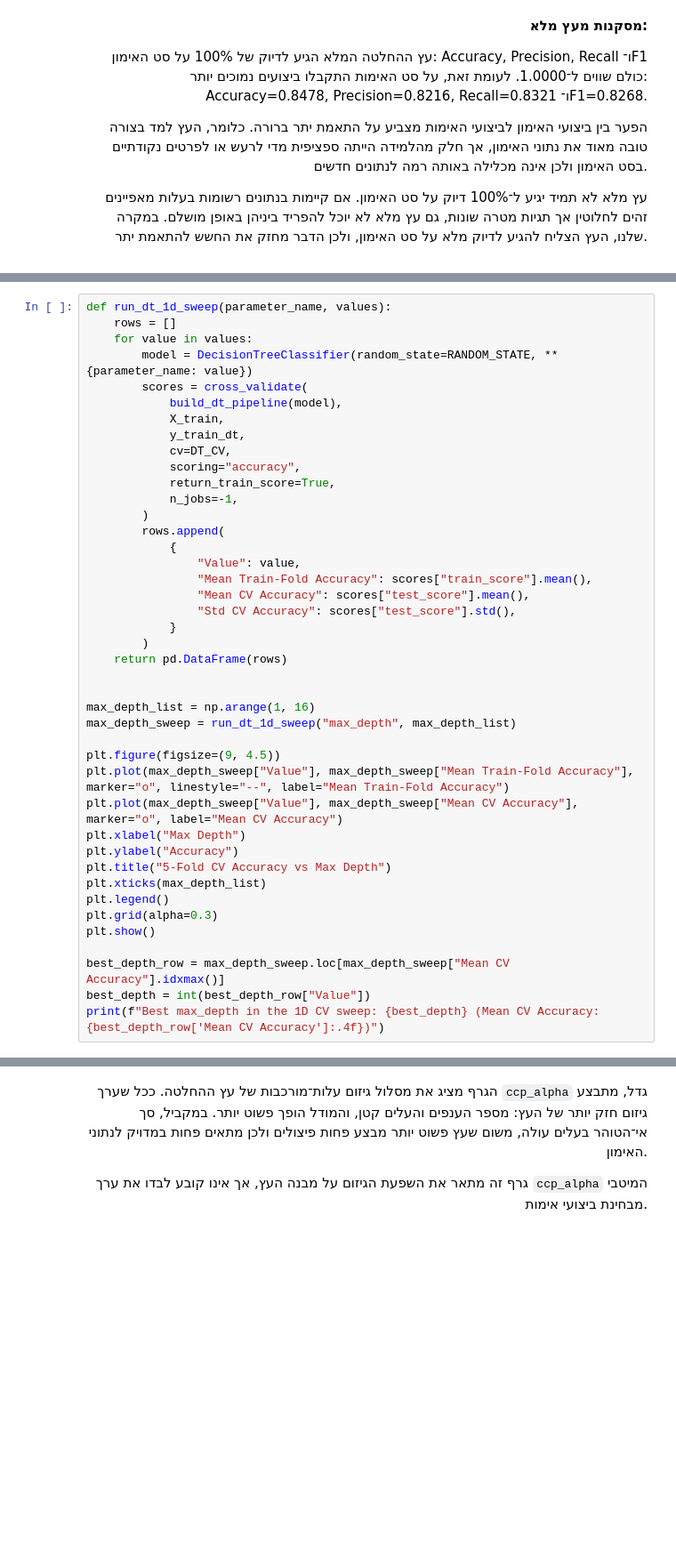
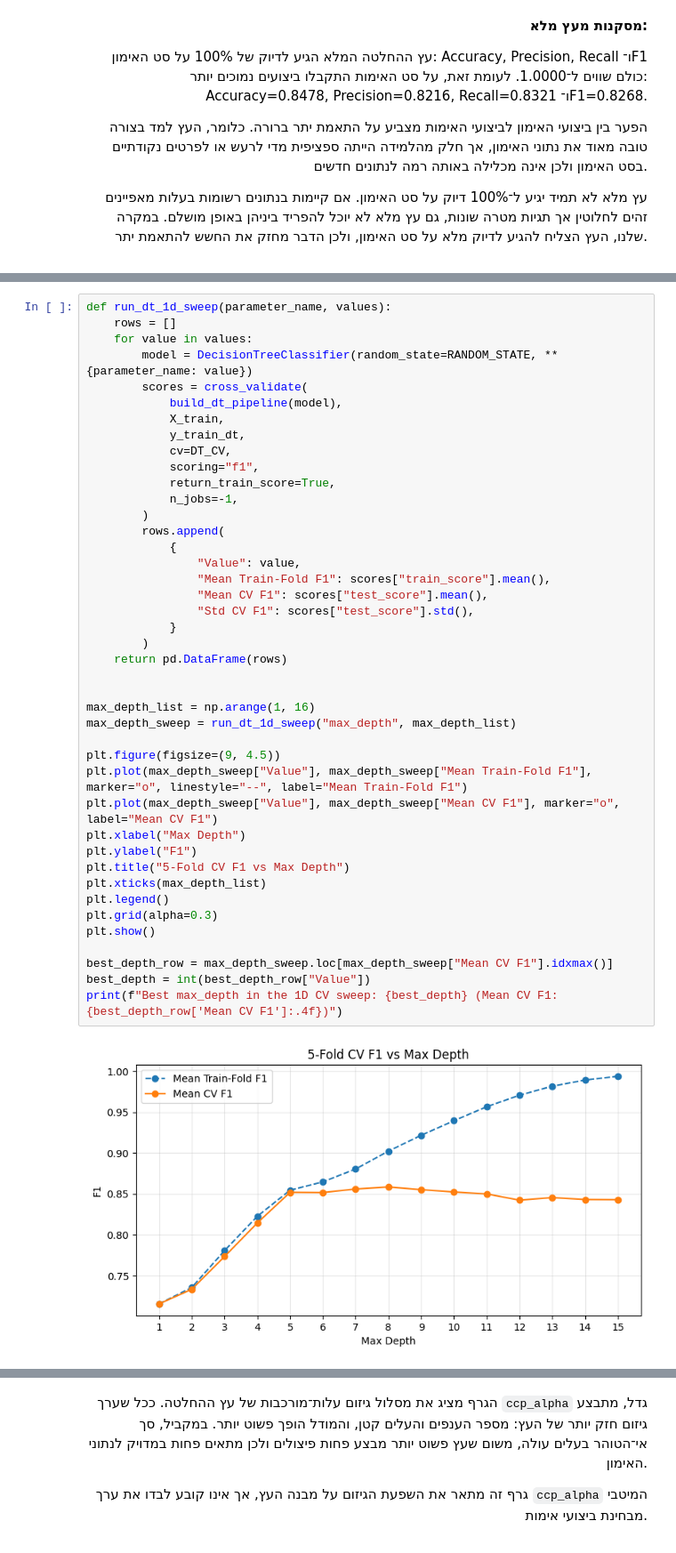
Before and after one commit to yaelelazari/ML_Project, a Jupyter notebook: Airline_Project_Part_B_Group3.ipynb, the cells around one changed output, grey strips where cells are left out. Shown at 89% size. Saved outputs shown, nothing was run; the diff lists cells and outputs as text; blank space fills up the shorter version.

```diff
--- a/Airline_Project_Part_B_Group3.ipynb
+++ b/Airline_Project_Part_B_Group3.ipynb
@@ -864,40 +979,42 @@ def run_dt_1d_sweep(parameter_name, values):
     rows = []
     for value in values:
         model = DecisionTreeClassifier(random_state=RANDOM_STATE, **{parameter_name: value})
         scores = cross_validate(
             build_dt_pipeline(model),
             X_train,
             y_train_dt,
             cv=DT_CV,
-            scoring="accuracy",
+            scoring="f1",
             return_train_score=True,
             n_jobs=-1,
         )
         rows.append(
             {
                 "Value": value,
-                "Mean Train-Fold Accuracy": scores["train_score"].mean(),
-                "Mean CV Accuracy": scores["test_score"].mean(),
-                "Std CV Accuracy": scores["test_score"].std(),
+                "Mean Train-Fold F1": scores["train_score"].mean(),
+                "Mean CV F1": scores["test_score"].mean(),
+                "Std CV F1": scores["test_score"].std(),
             }
         )
     return pd.DataFrame(rows)
 
 
 max_depth_list = np.arange(1, 16)
 max_depth_sweep = run_dt_1d_sweep("max_depth", max_depth_list)
 
 plt.figure(figsize=(9, 4.5))
-plt.plot(max_depth_sweep["Value"], max_depth_sweep["Mean Train-Fold Accuracy"], marker="o", linestyle="--", label="Mean Train-Fold Accuracy")
-plt.plot(max_depth_sweep["Value"], max_depth_sweep["Mean CV Accuracy"], marker="o", label="Mean CV Accuracy")
+plt.plot(max_depth_sweep["Value"], max_depth_sweep["Mean Train-Fold F1"], marker="o", linestyle="--", label="Mean Train-Fold F1")
+plt.plot(max_depth_sweep["Value"], max_depth_sweep["Mean CV F1"], marker="o", label="Mean CV F1")
 plt.xlabel("Max Depth")
-plt.ylabel("Accuracy")
-plt.title("5-Fold CV Accuracy vs Max Depth")
+plt.ylabel("F1")
+plt.title("5-Fold CV F1 vs Max Depth")
 plt.xticks(max_depth_list)
 plt.legend()
 plt.grid(alpha=0.3)
 plt.show()
 
-best_depth_row = max_depth_sweep.loc[max_depth_sweep["Mean CV Accuracy"].idxmax()]
+best_depth_row = max_depth_sweep.loc[max_depth_sweep["Mean CV F1"].idxmax()]
 best_depth = int(best_depth_row["Value"])
-print(f"Best max_depth in the 1D CV sweep: {best_depth} (Mean CV Accuracy: {best_depth_row['Mean CV Accuracy']:.4f})")
+print(f"Best max_depth in the 1D CV sweep: {best_depth} (Mean CV F1: {best_depth_row['Mean CV F1']:.4f})")
+# %% [output]
+[figure, added]
```
Also changed, not shown: parts of 58 cells of this notebook.
